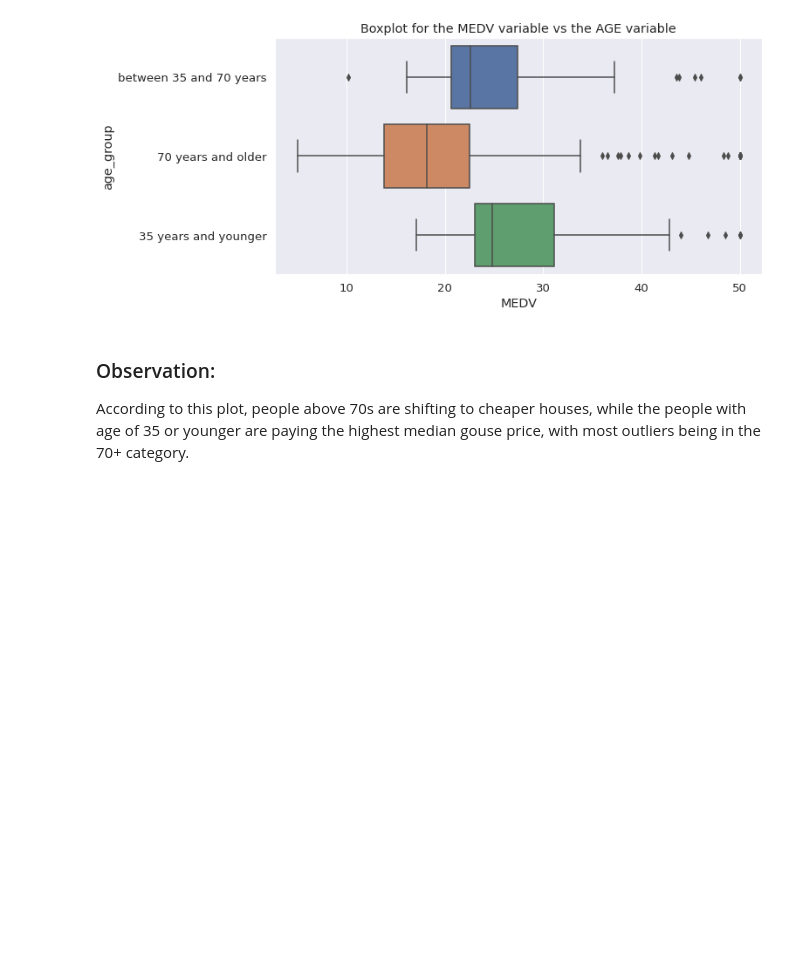
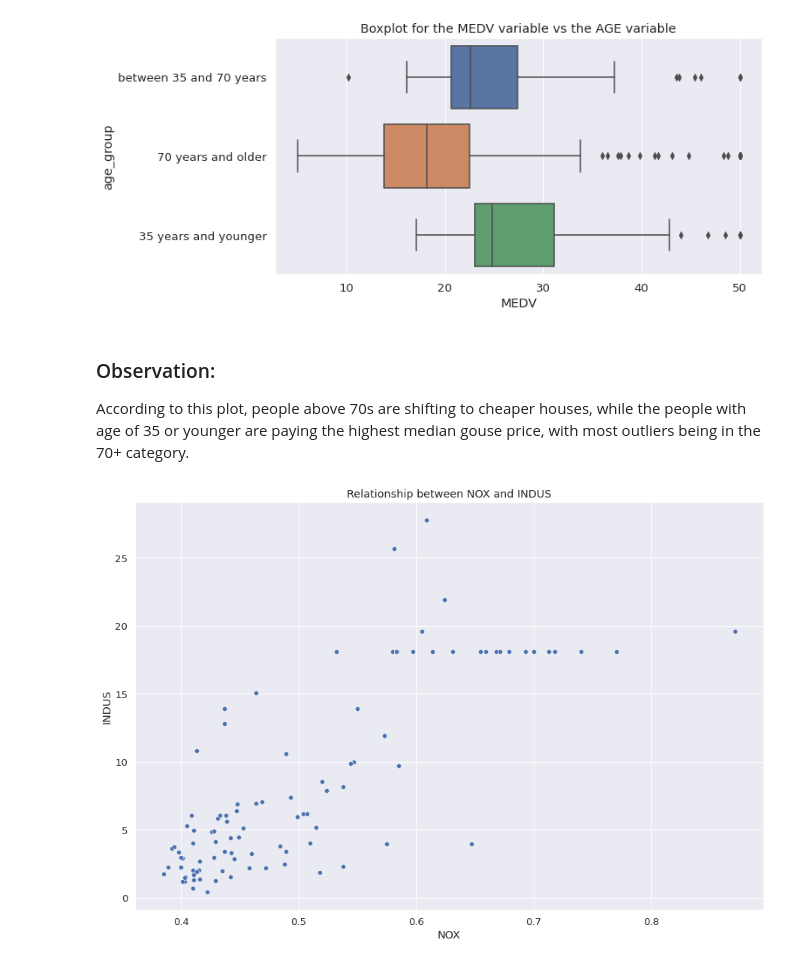
Before and after one commit to LucianPopaLVP/IBM-Statistics---Final-Project---Boston-Housing-Assignment, a Jupyter notebook: boston_housing_final_project.ipynb, the cells around one changed output. Drawn from its saved outputs; the diff is of its cells as text; code cells hidden in the pictures; blank space fills up the shorter version.

```diff
--- a/boston_housing_final_project.ipynb
+++ b/boston_housing_final_project.ipynb
@@ -232,3 +233,13 @@ plt.show()
 # %% [markdown]
 ### Observation:
 According to this plot, people above 70s are shifting to cheaper houses, while the people with age of 35 or younger are paying the highest median gouse price, with most outliers being in the 70+ category.
+# %%
+#Provide a scatter plot to show the relationship between Nitric oxide concentrations and
+#the proportion of non-retail business acres per town. What can you say about the relationship?
+
+plt.figure(figsize=(15,10))
+sns.scatterplot(x=df.NOX, y=df.INDUS, data=df)
+plt.title("Relationship between NOX and INDUS")
+plt.show()
+# %% [output]
+[figure, added]
```
Also changed, not shown: parts of 1 cell of this notebook.
